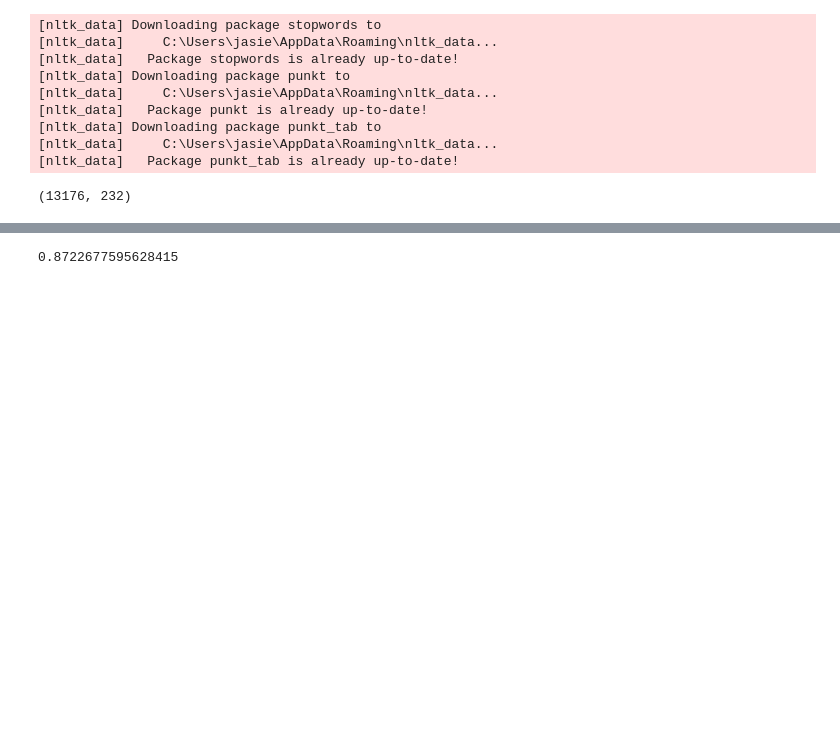
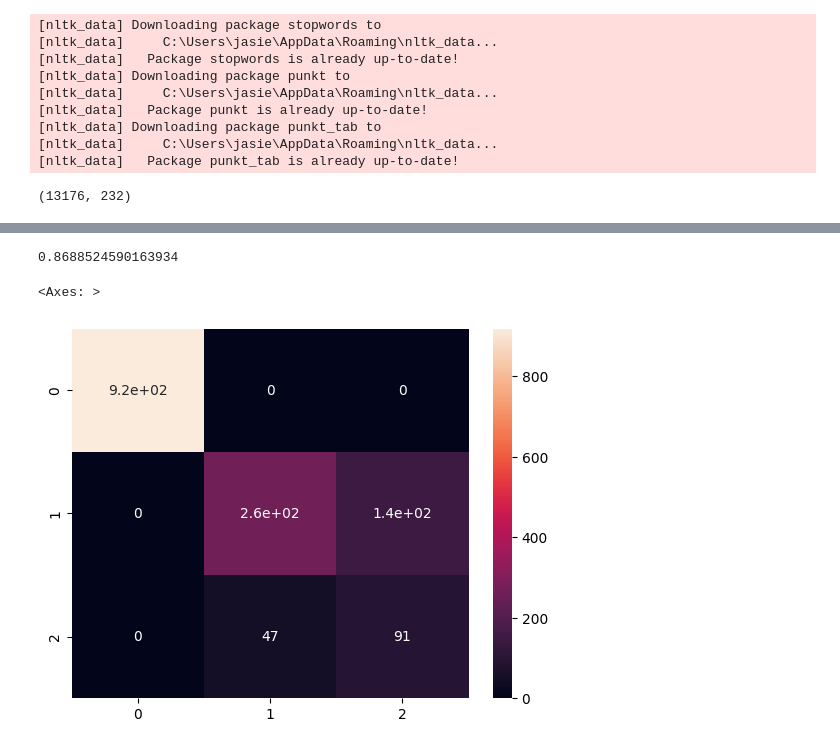
Before and after one commit to krezelj/wut-ppd-project, a Jupyter notebook: notebooks/data_processing.ipynb, the cells around one changed output, grey strips where cells are left out. Saved outputs shown, nothing was run; the diff lists cells and outputs as text; code cells hidden in the pictures; blank space fills up the shorter version.

```diff
--- a/notebooks/data_processing.ipynb
+++ b/notebooks/data_processing.ipynb
@@ -111,7 +115,7 @@ from xgboost import XGBClassifier
 # %%
-clf = XGBClassifier()
+clf = XGBClassifier(n_estimators=100)
 # %%
-clf.fit(X, y)
+clf.fit(X_train_processed, y_train_processed)
 # %% [output]
 XGBClassifier(base_score=None, booster=None, callbacks=None,
               colsample_bylevel=None, colsample_bynode=None,
@@ -133,2 +137,2 @@ np.mean(y_pred == y)
 # %%
-X_test = preprocessor.fit_transform(X_test)
+X_test_processed = preprocessor.fit_transform(X_test)
@@ -137,6 +139,6 @@ y_test = np.where(y_test.values == 'positive', 1, 0).flatten()
 # %%
-y_pred = clf.predict(X_test)
+y_test_pred = clf.predict(X_test_processed)
 # %%
-np.mean(y_pred == y_test)
+np.mean(y_test_pred == y_test_processed)
 # %% [output]
-0.8722677595628415
+0.8688524590163934
@@ -142,0 +148,5 @@ np.mean(y_pred == y_test)
+# %%
+sns.heatmap(confusion_matrix(y_test_pred, y_test_processed), annot=True)
+# %% [output]
+<Axes: >
+[figure, added]
```
Also changed, not shown: parts of 10 cells of this notebook.
